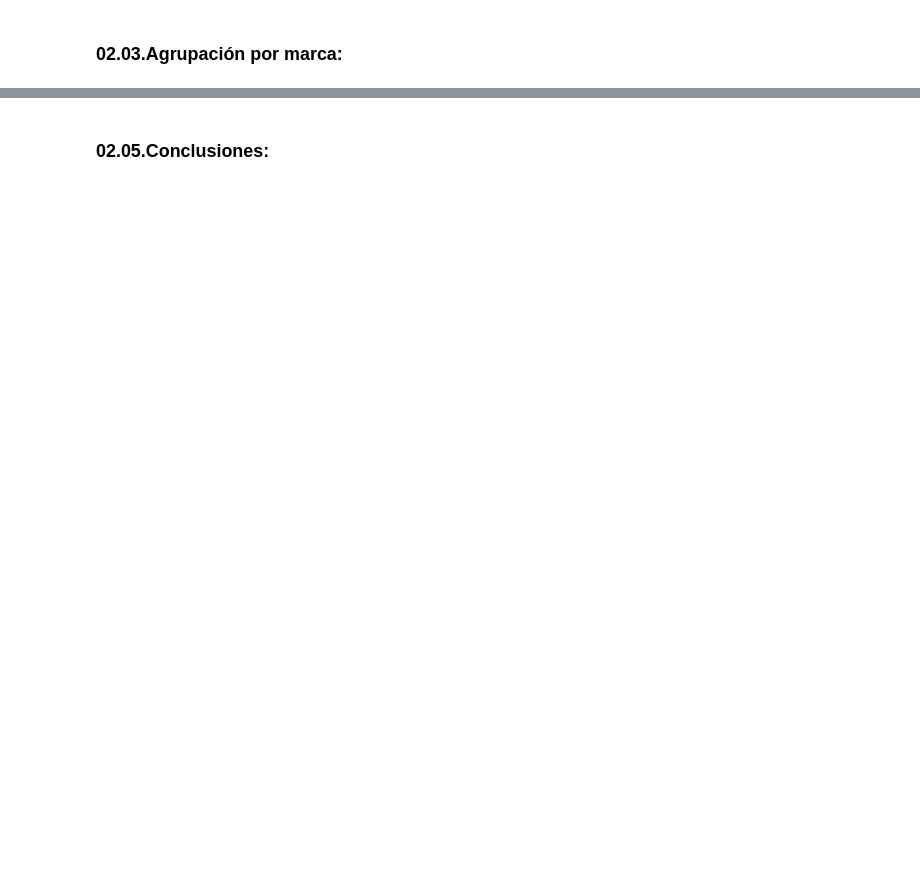
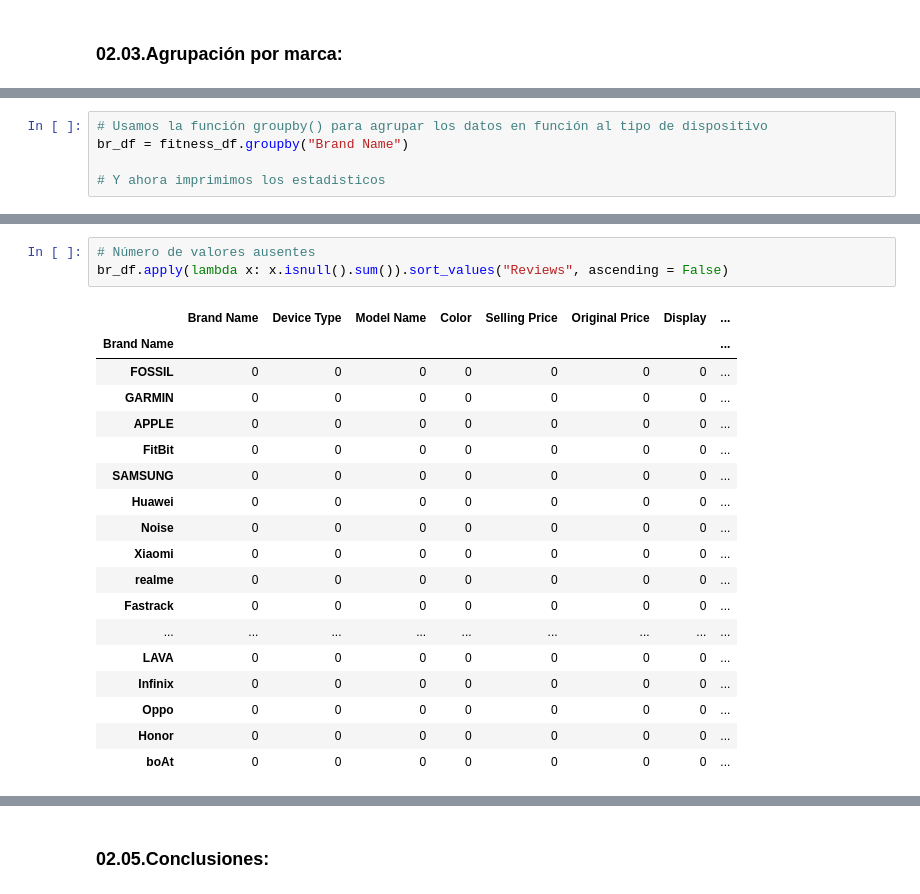
Before and after one commit to AlvaroSimonMerino/TrainingPython, a Jupyter notebook: 01_Python/01_PracticaPython/02_Codigo/PracticaPython_POCD.ipynb, the cells around one changed output, grey strips where cells are left out. Cells and saved outputs as stored; diff of their text form; blank space fills up the shorter version.

```diff
--- a/01_Python/01_PracticaPython/02_Codigo/PracticaPython_POCD.ipynb
+++ b/01_Python/01_PracticaPython/02_Codigo/PracticaPython_POCD.ipynb
@@ -395,0 +555,5 @@ sw_df_menor.max().select_dtypes(include = numerics)
+# %%
+# Usamos la función groupby() para agrupar los datos en función al tipo de dispositivo
+br_df = fitness_df.groupby("Brand Name")
+
+# Y ahora imprimimos los estadisticos
@@ -395,0 +581,22 @@ sw_df_menor.max().select_dtypes(include = numerics)
+# %%
+# Número de valores ausentes
+br_df.apply(lambda x: x.isnull().sum()).sort_values("Reviews", ascending = False)
+# %% [output]
+|  | Brand Name | Device Type | Model Name | Color | Selling Price | Original Price | Display | ... |
+| Brand Name |  |  |  |  |  |  |  | ... |
+| FOSSIL | 0 | 0 | 0 | 0 | 0 | 0 | 0 | ... |
+| GARMIN | 0 | 0 | 0 | 0 | 0 | 0 | 0 | ... |
+| APPLE | 0 | 0 | 0 | 0 | 0 | 0 | 0 | ... |
+| FitBit | 0 | 0 | 0 | 0 | 0 | 0 | 0 | ... |
+| SAMSUNG | 0 | 0 | 0 | 0 | 0 | 0 | 0 | ... |
+| Huawei | 0 | 0 | 0 | 0 | 0 | 0 | 0 | ... |
+| Noise | 0 | 0 | 0 | 0 | 0 | 0 | 0 | ... |
+| Xiaomi | 0 | 0 | 0 | 0 | 0 | 0 | 0 | ... |
+| realme | 0 | 0 | 0 | 0 | 0 | 0 | 0 | ... |
+| Fastrack | 0 | 0 | 0 | 0 | 0 | 0 | 0 | ... |
+| ... | ... | ... | ... | ... | ... | ... | ... | ... |
+| LAVA | 0 | 0 | 0 | 0 | 0 | 0 | 0 | ... |
+| Infinix | 0 | 0 | 0 | 0 | 0 | 0 | 0 | ... |
+| Oppo | 0 | 0 | 0 | 0 | 0 | 0 | 0 | ... |
+| Honor | 0 | 0 | 0 | 0 | 0 | 0 | 0 | ... |
+| boAt | 0 | 0 | 0 | 0 | 0 | 0 | 0 | ... |
```
Also changed, not shown: parts of 66 cells of this notebook.
